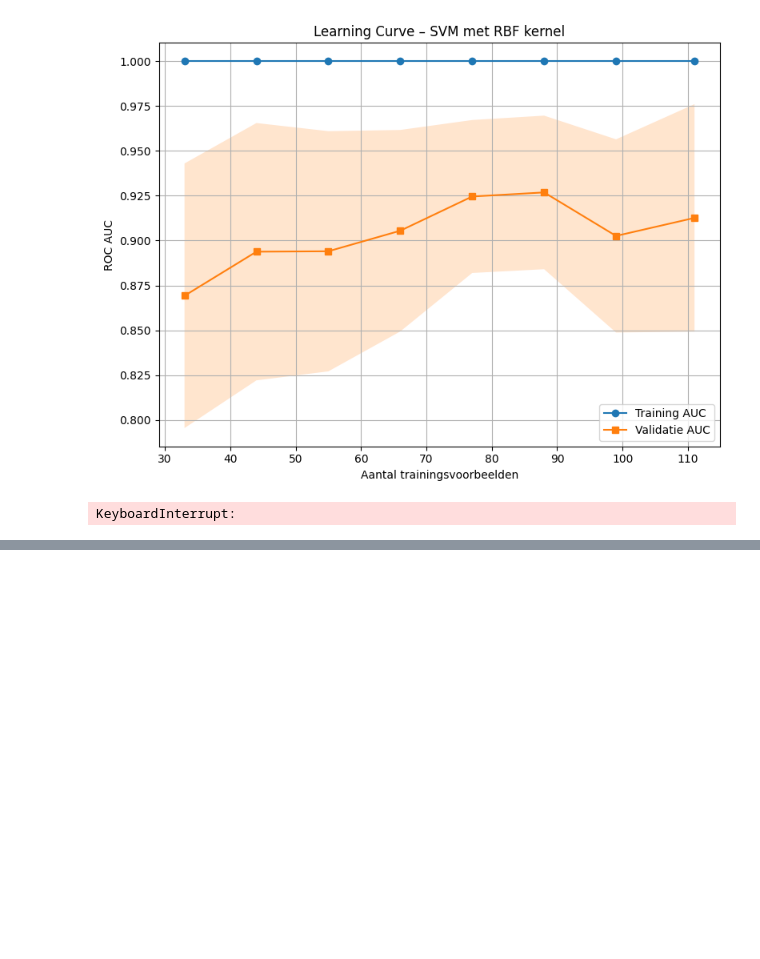
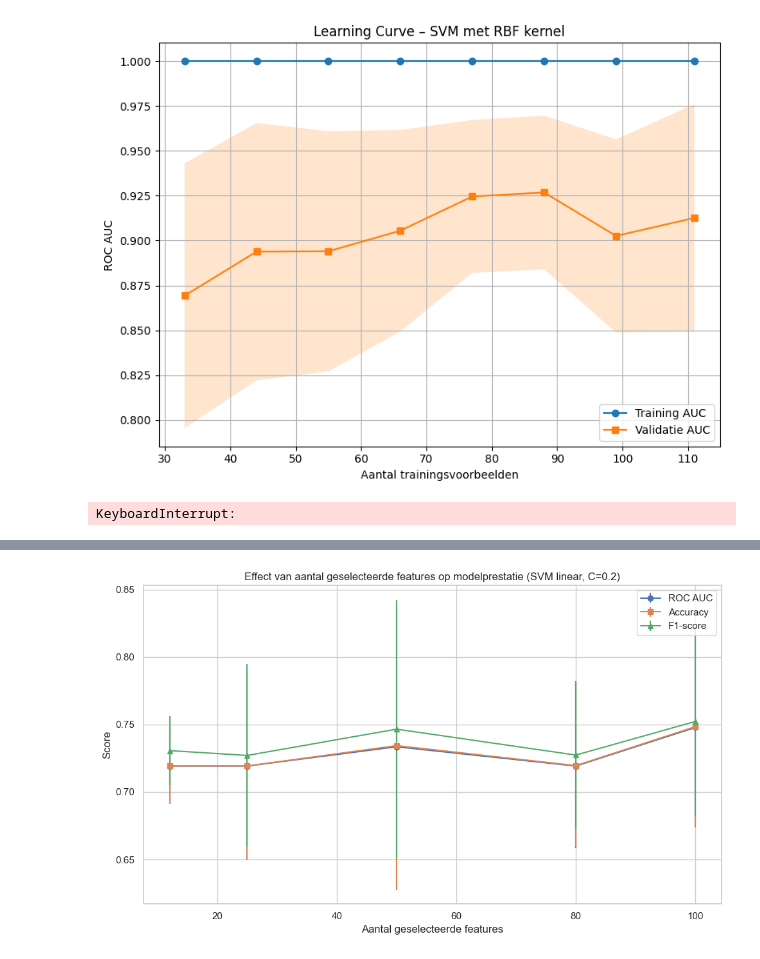
Before and after one commit to Lucaskust/TM10007_ML_Project_gr18, a Jupyter notebook: SVM.ipynb, the cells around one changed output, grey strips where cells are left out. Saved outputs shown, nothing was run; the diff lists cells and outputs as text; code cells hidden in the pictures; blank space fills up the shorter version.

```diff
--- a/SVM.ipynb
+++ b/SVM.ipynb
@@ -715,0 +632,77 @@ Mean F1: 0.744 ± 0.072
+# %%
+# 📦 Imports
+import pandas as pd
+import numpy as np
+import matplotlib.pyplot as plt
+import seaborn as sns
+from sklearn.model_selection import StratifiedKFold, cross_validate
+from sklearn.preprocessing import StandardScaler, LabelEncoder
+from sklearn.svm import SVC
+from sklearn.pipeline import Pipeline
+from sklearn.feature_selection import RFE
+from sklearn.metrics import make_scorer, accuracy_score, roc_auc_score, f1_score
+
+# 1️⃣ DATA INLADEN EN VOORBEWERKING
+df = pd.read_excel("TrainData.xlsx")  # <-- Zet pad juist indien nodig
+X = df.drop(columns="label")
+y = df["label"]
+if y.dtype == 'object':
+    y = LabelEncoder().fit_transform(y)
+
+# 2️⃣ MODEL & CROSS VALIDATION-INSTELLINGEN
+base_model = SVC(kernel="linear", C=0.2, probability=True)
+outer_cv = StratifiedKFold(n_splits=5, shuffle=True, random_state=42)
+scoring = {
+    'accuracy': make_scorer(accuracy_score),
+    'roc_auc': make_scorer(roc_auc_score),
+    'f1': make_scorer(f1_score)
+}
+feature_counts = [12, 25, 50, 80, 100]
+
+# 3️⃣ LOOP OVER AANTAL FEATURES MET RFE
+results = []
+
+for k in feature_counts:
+    pipeline = Pipeline([
+        ('scaler', StandardScaler()),
+        ('feature_selection', RFE(estimator=SVC(kernel='linear'), n_features_to_select=k)),
+        ('clf', base_model)
+    ])
+
+    scores = cross_validate(
+        estimator=pipeline,
+        X=X,
+        y=y,
+        scoring=scoring,
+        cv=outer_cv,
+        return_train_score=False,
+        n_jobs=-1
+    )
+
+    results.append({
+        "features": k,
+        "accuracy_mean": np.mean(scores["test_accuracy"]),
+        "accuracy_std": np.std(scores["test_accuracy"]),
+        "roc_auc_mean": np.mean(scores["test_roc_auc"]),
+        "roc_auc_std": np.std(scores["test_roc_auc"]),
+        "f1_mean": np.mean(scores["test_f1"]),
+        "f1_std": np.std(scores["test_f1"]),
+    })
+
+df_results = pd.DataFrame(results)
+
+# 4️⃣ PLOT RESULTATEN
+plt.figure(figsize=(10, 6))
+plt.errorbar(df_results["features"], df_results["roc_auc_mean"], yerr=df_results["roc_auc_std"], label="ROC AUC", marker='o')
+plt.errorbar(df_results["features"], df_results["accuracy_mean"], yerr=df_results["accuracy_std"], label="Accuracy", marker='s')
+plt.errorbar(df_results["features"], df_results["f1_mean"], yerr=df_results["f1_std"], label="F1-score", marker='^')
+
+plt.title("Effect van aantal geselecteerde features op modelprestatie (SVM linear, C=0.2)")
+plt.xlabel("Aantal geselecteerde features")
+plt.ylabel("Score")
+plt.legend()
+plt.grid(True)
+plt.tight_layout()
+plt.show()
+# %% [output]
+[figure, added]
```
Also changed, not shown: parts of 3 cells of this notebook.
